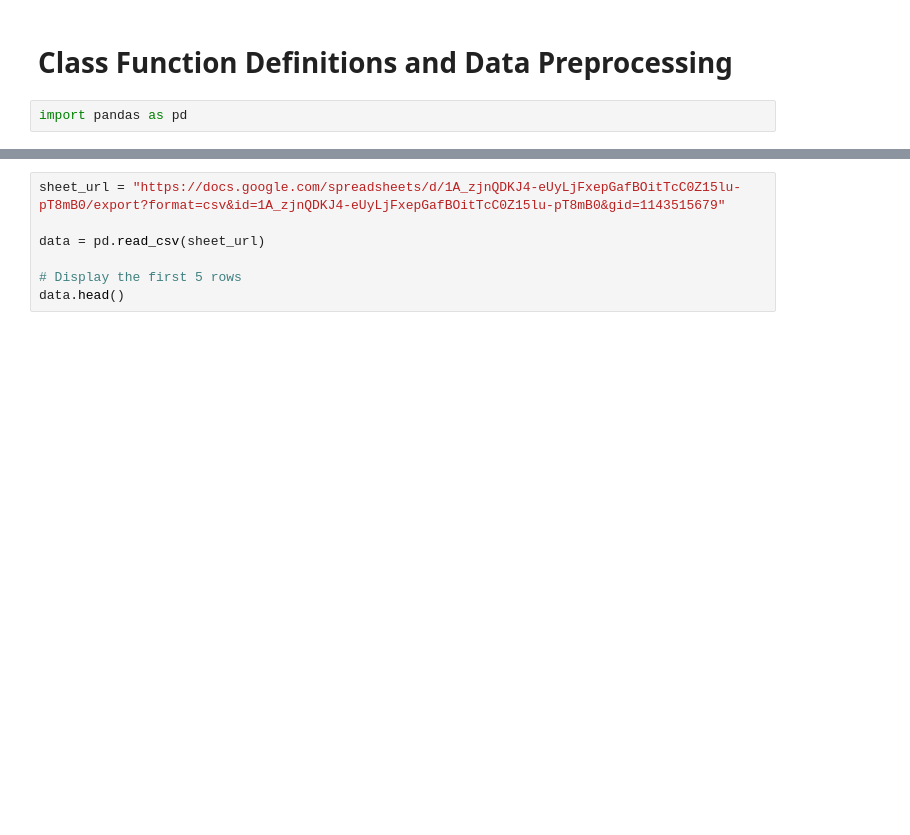
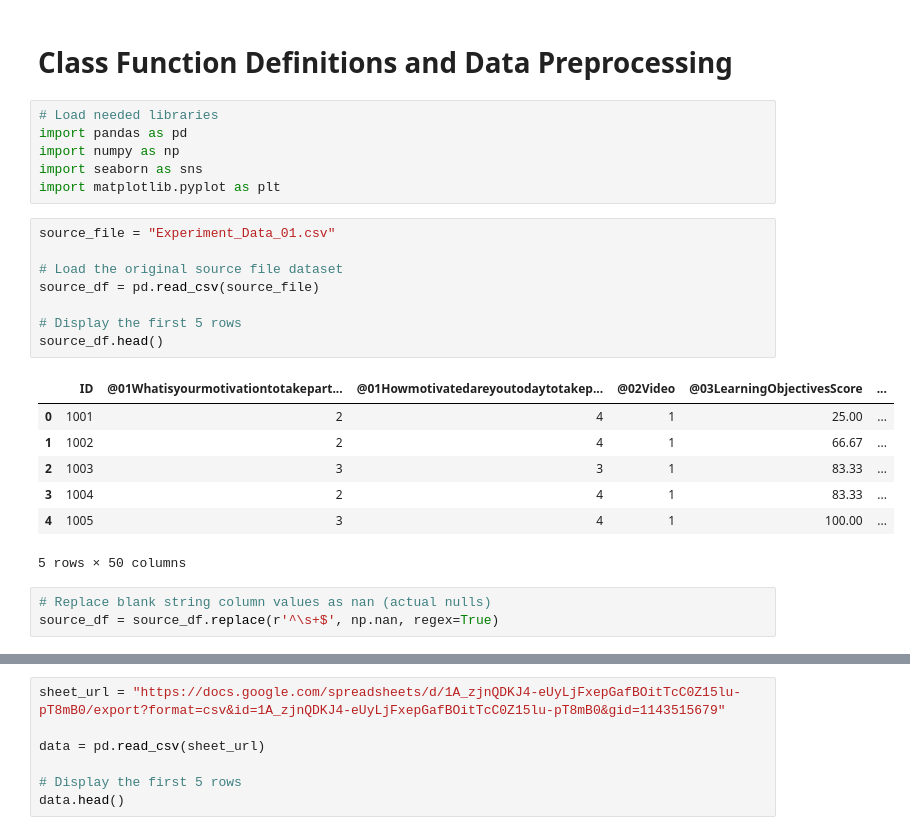
Before and after one commit to fredcatameo/DATA606_FinalProject, a Jupyter notebook: DATA606_FinalProject.ipynb, the cells around one changed output, grey strips where cells are left out. Cells and saved outputs as stored; diff of their text form; blank space fills up the shorter version.

```diff
--- a/DATA606_FinalProject.ipynb
+++ b/DATA606_FinalProject.ipynb
@@ -79,5 +79,28 @@ Participant experience
 - Q5 What factors affect the effectiveness of gamification (i.e., age, gender, country, level of education, confidence with technology, etc.)?
 # %% [markdown]
 # <a name="code_class_definitions"></a>Class Function Definitions and Data Preprocessing
-# %%
-import pandas as pd
+# %%
+# Load needed libraries
+import pandas as pd
+import numpy as np
+import seaborn as sns
+import matplotlib.pyplot as plt
+# %%
+source_file = "Experiment_Data_01.csv"
+
+# Load the original source file dataset
+source_df = pd.read_csv(source_file)
+
+# Display the first 5 rows
+source_df.head()
+# %% [output]
+|  | ID | @01Whatisyourmotivationtotakepart... | @01Howmotivatedareyoutodaytotakep... | @02Video | @03LearningObjectivesScore | ... |
+| 0 | 1001 | 2 | 4 | 1 | 25.00 | ... |
+| 1 | 1002 | 2 | 4 | 1 | 66.67 | ... |
+| 2 | 1003 | 3 | 3 | 1 | 83.33 | ... |
+| 3 | 1004 | 2 | 4 | 1 | 83.33 | ... |
+| 4 | 1005 | 3 | 4 | 1 | 100.00 | ... |
+5 rows × 50 columns
+# %%
+# Replace blank string column values as nan (actual nulls)
+source_df = source_df.replace(r'^\s+$', np.nan, regex=True)
```
Also changed, not shown: parts of 30 cells of this notebook.
